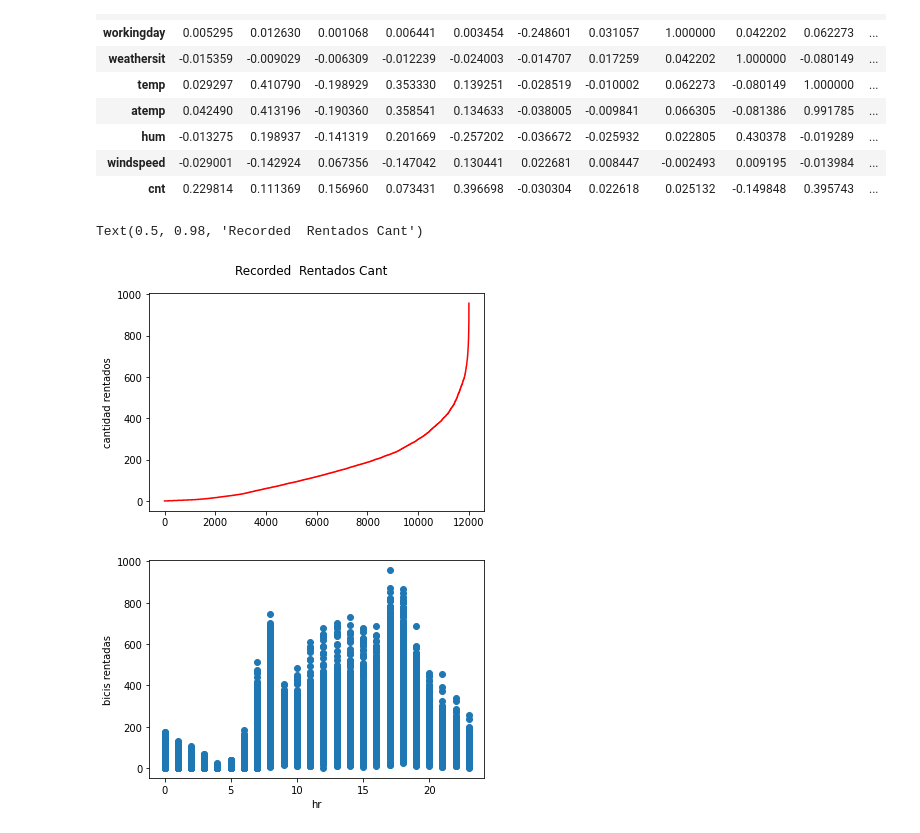
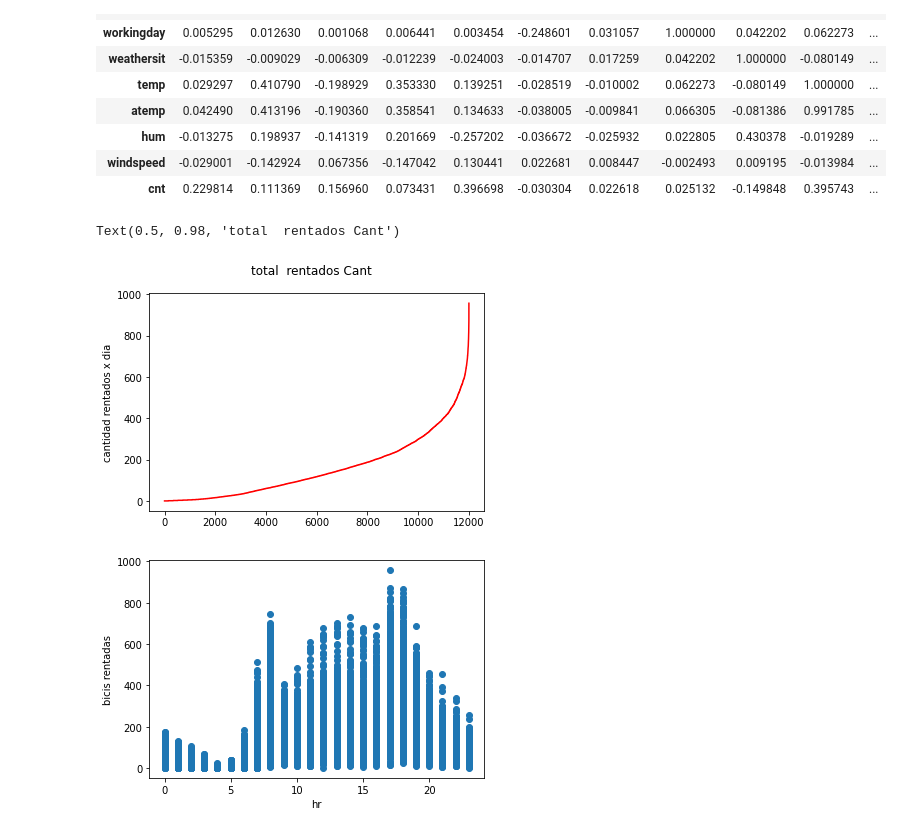
Before and after one commit to luqui5/Datathon, a Jupyter notebook: LucasSanchez.ipynb, the cells around one changed output. Drawn from its saved outputs; the diff is of its cells as text; code cells hidden in the pictures.

```diff
--- a/LucasSanchez.ipynb
+++ b/LucasSanchez.ipynb
@@ -2,7 +2,7 @@
 import numpy as np
 import pandas as pd
 # %%
-df_train = pd.DataFrame(pd.read_excel("Datathon/bike_train.xlsx"))
-df_test = pd.DataFrame(pd.read_excel("Datathon/bike_test.xlsx"))
+df_train = pd.DataFrame(pd.read_excel("bike_train.xlsx"))
+df_test = pd.DataFrame(pd.read_excel("bike_test.xlsx"))
 # %%
 df_train = df_train.drop(['casual' , 'registered'], axis=1)
@@ -56,13 +40,13 @@ df_train.corr()
 # %%
 import matplotlib.pyplot as plt
 
 fig,ax = plt.subplots(1)
 ax.plot(sorted(df_train['cnt']) ,color='red', label='cnt')
-ax.set_ylabel('cantidad rentados')
-fig.suptitle('Recorded  Rentados Cant')
+ax.set_ylabel('cantidad rentados x dia')
+fig.suptitle('total  rentados Cant')
 # %% [output]
-Text(0.5, 0.98, 'Recorded  Rentados Cant')
+Text(0.5, 0.98, 'total  rentados Cant')
-[figure, old version]
+[figure, new version]
 # %%
 variable = 'hr'
 plt.scatter(df_train[variable], df_train['cnt'])
```
Also changed, not shown: parts of 11 cells of this notebook.
